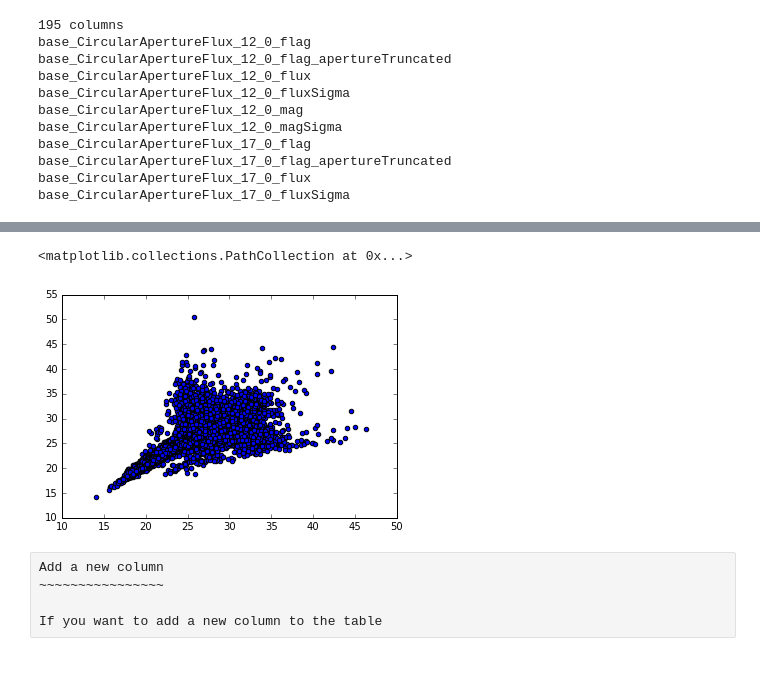
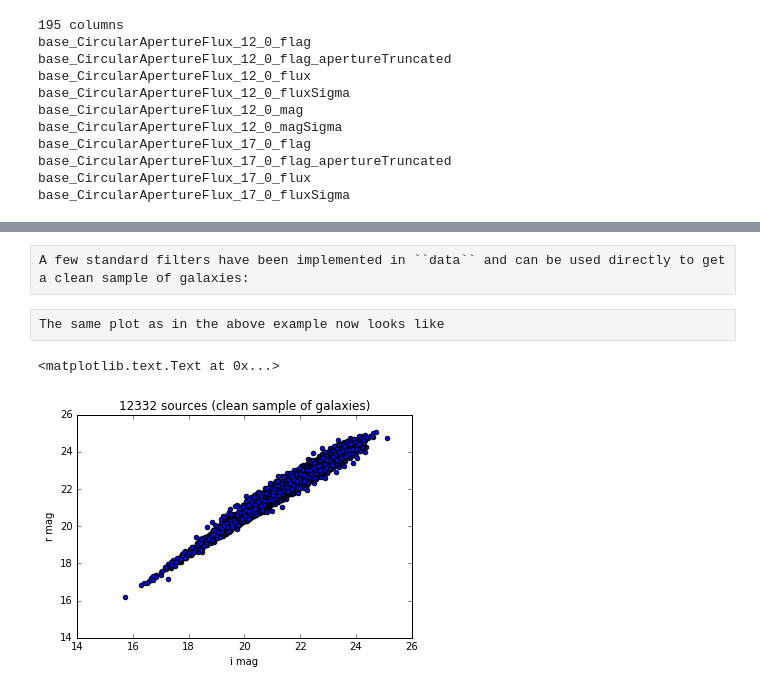
Before and after one commit to nicolaschotard/Clusters, a Jupyter notebook: docs/source/data_tuto.ipynb, the cells around one changed output, grey strips where cells are left out. Saved outputs shown, nothing was run; the diff lists cells and outputs as text; code cells hidden in the pictures.

```diff
--- a/docs/source/data_tuto.ipynb
+++ b/docs/source/data_tuto.ipynb
@@ -111,12 +118,17 @@ or with an other flux measurement
-# %%
-magi = fc['modelfit_CModel_mag'][fc['filter'] == 'i']
-magr = fc['modelfit_CModel_mag'][fc['filter'] == 'r']
-pylab.scatter(magi, magr)
-# %% [output]
-<matplotlib.collections.PathCollection at 0x...>
-[figure, removed]
-# %% [raw]
-Add a new column
-~~~~~~~~~~~~~~~~
-
-If you want to add a new column to the table
+# %% [raw]
+A few standard filters have been implemented in ``data`` and can be used directly to get a clean sample of galaxies:
+# %%
+data_filtered = data.filter_table(d)
+fc_filtered = data_filtered['forced']
+# %% [raw]
+The same plot as in the above example now looks like
+# %%
+magi_filtered = fc_filtered['modelfit_CModel_mag'][fc_filtered['filter'] == 'i']
+magr_filtered = fc_filtered['modelfit_CModel_mag'][fc_filtered['filter'] == 'r']
+pylab.scatter(magi_filtered, magr_filtered)
+pylab.xlabel('i mag')
+pylab.ylabel('r mag')
+pylab.title('%i sources (clean sample of galaxies)' % len(magi_filtered))
+# %% [output]
+<matplotlib.text.Text at 0x...>
+[figure, added]
```
Also changed, not shown: parts of 14 cells of this notebook, 3 other files.
